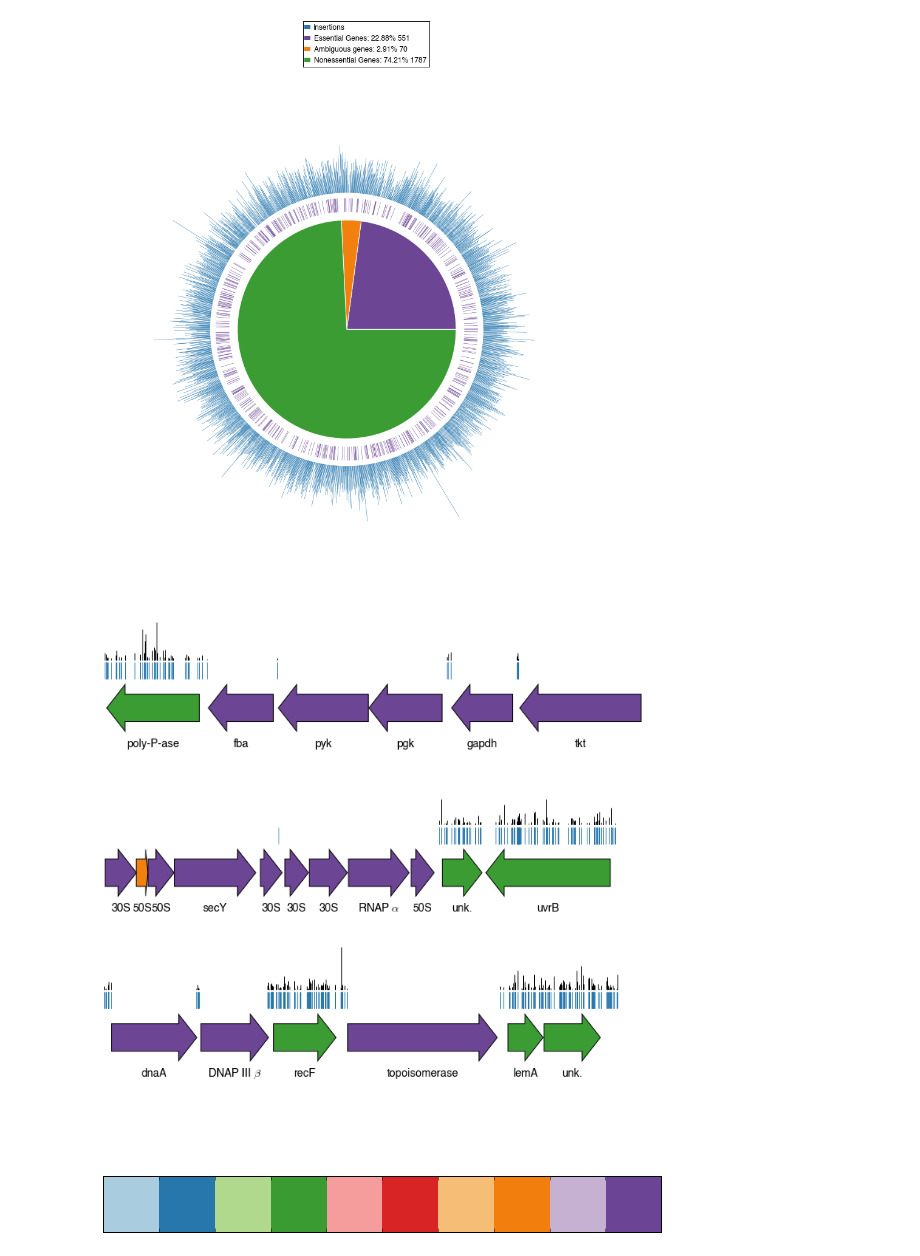
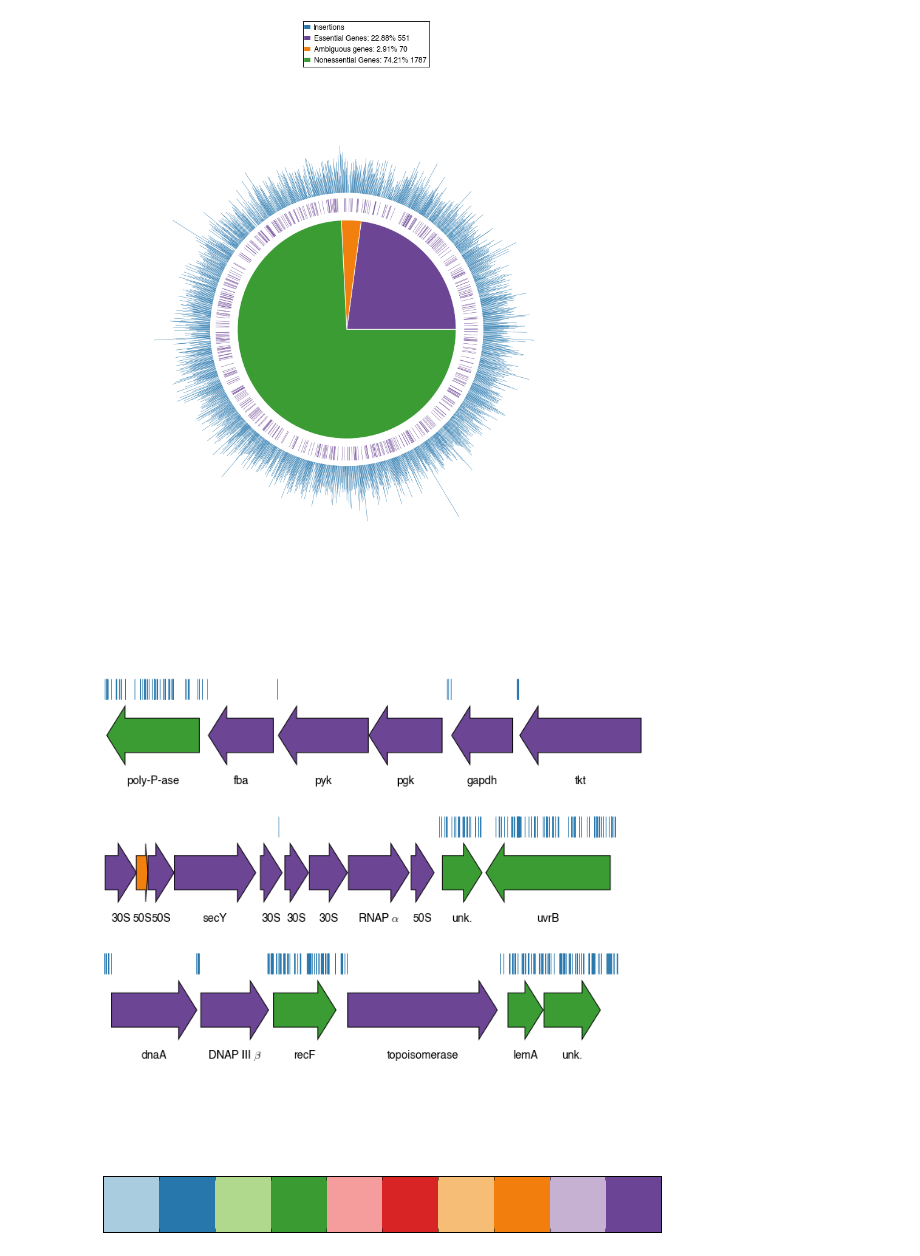
Before and after one commit to jackdesmarais/DabTransporterPaper, a Jupyter notebook: scripts/Figure 1 Library Construction.ipynb, the cells around one changed output. Cells and saved outputs as stored; diff of their text form; code cells hidden in the pictures.

```diff
--- a/scripts/Figure 1 Library Construction.ipynb
+++ b/scripts/Figure 1 Library Construction.ipynb
@@ -110,8 +110,8 @@ plt.show()
 
 fig,ax = plt.subplots(figsize=(10,10), frameon=False)
 
-plt.ylim(0,1)
-ys = [0.2,0.5,0.8]
+plt.ylim(0,0.8)
+ys = [0.2,0.4,0.6]
 regions = [(0, 8000+500),
            (348299-3000, 350747+3000),
            (428269-6850, 430257)]
@@ -187,37 +187,37 @@ for y, region in zip(ys, regions):
             plt.text(start+length/2, y-0.07, gene_name, ha='center', fontsize=14)
         else:
             start = (gene_end - region_start) * len_per_bp
             genePic = matplotlib.patches.FancyArrow(
                 start, y, -length, 0,
                 width=width, length_includes_head=True,
                 head_width=headwidth,
                 head_length=head_length, fill=True,facecolor=c)
             ax.add_artist(genePic)
             plt.text(start-length/2, y-0.07, gene_name, ha='center', fontsize=14)
 
     poses = (insert_in_region.pos - region_start) * len_per_bp
     n_positions = len(poses)
 
-    bottoms = [y+height+headwidth/2 + 0.045]*n_positions
-    tops = bottoms + (height*insert_in_region.n_total)
-    plt.vlines(poses, bottoms, tops, colors='k')
+#     bottoms = [y+height+headwidth/2 + 0.045]*n_positions
+#     tops = bottoms + (height*insert_in_region.n_total)
+#     plt.vlines(poses, bottoms, tops, colors='k')
 
     bottoms = np.array([y+height+headwidth/2+0.01]*n_positions)
     tops = bottoms + 0.03
     plt.vlines(poses, tops, bottoms, colors=insert_color, linewidth=0.75)
 
 ax.xaxis.set_visible(False)
 ax.yaxis.set_visible(False)
 ax.spines['right'].set_visible(False)
 ax.spines['top'].set_visible(False)
 ax.spines['left'].set_visible(False)
 ax.spines['bottom'].set_visible(False)
 plt.tight_layout()
 
 plt.savefig('fig1/fig1C.eps', format='eps', bbox_inches='tight')
 plt.show()
 # %% [output]
-[figure, old version]
+[figure, new version]
 # %%
 sns.palplot(qual_palette)
 # %% [output]
```
Also changed, not shown: 2 other files.
